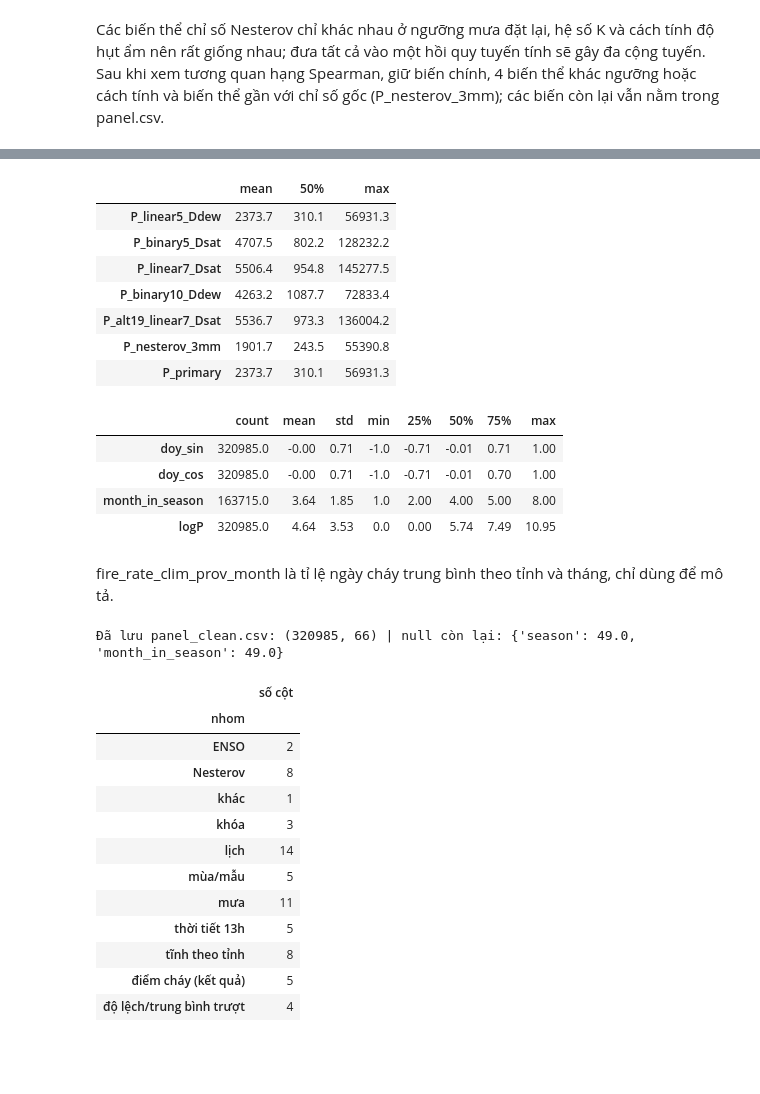
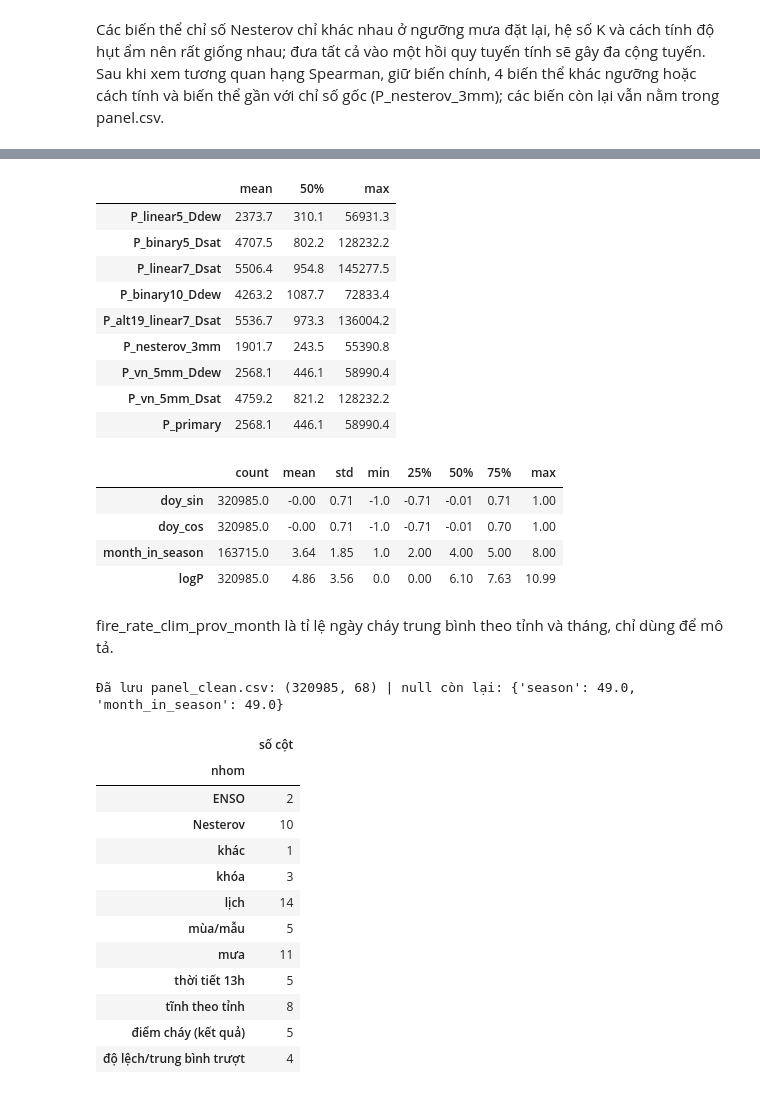
Before and after one commit to Vlus06/DA_DS111, a Jupyter notebook: notebooks/03_tien_xu_ly.ipynb, the cells around one changed output, grey strips where cells are left out. Drawn from its saved outputs; the diff is of its cells as text; code cells hidden in the pictures; blank space fills up the shorter version.

Commit message:
Đổi biến thể P chính sang P_vn_5mm_Ddew theo công thức áp dụng ở Việt Nam (Thêm 2024; QĐ 07/2024 Kiên Giang), thêm P_vn_5mm_Dsat, chạy lại notebook, cập nhật codebook và ghi chú đăng ký trước

```diff
--- a/notebooks/03_tien_xu_ly.ipynb
+++ b/notebooks/03_tien_xu_ly.ipynb
@@ -184,22 +184,24 @@ P_linear10_Ddew    0.794
 P_binary9_Dsat     0.801
 Name: P_linear5_Ddew, dtype: float64
 # %%
-KEEP_P = ["P_linear5_Ddew", "P_linear7_Dsat", "P_binary5_Dsat", "P_binary10_Ddew", "P_alt19_linear7_Dsat", "P_nesterov_3mm"]
+KEEP_P = ["P_vn_5mm_Ddew", "P_vn_5mm_Dsat", "P_linear5_Ddew", "P_linear7_Dsat", "P_binary5_Dsat", "P_binary10_Ddew", "P_alt19_linear7_Dsat", "P_nesterov_3mm"]
 df = df.drop(columns=[c for c in p_columns if c not in KEEP_P])
-df["P_primary"] = df["P_linear5_Ddew"]
+df["P_primary"] = df["P_vn_5mm_Ddew"]
 df["logP"] = np.log1p(df["P_primary"]).astype("float32")
 df["log_rain_30d"] = np.log1p(df["rain_30d"]).astype("float32")
 df["log_rain_cal"] = np.log1p(df["rain_cal"]).astype("float32")
 df.filter(like="P_").describe().T[["mean", "50%", "max"]].round(1)
 # %% [output]
 |  | mean | 50% | max |
 | P_linear5_Ddew | 2373.7 | 310.1 | 56931.3 |
 | P_binary5_Dsat | 4707.5 | 802.2 | 128232.2 |
 | P_linear7_Dsat | 5506.4 | 954.8 | 145277.5 |
 | P_binary10_Ddew | 4263.2 | 1087.7 | 72833.4 |
 | P_alt19_linear7_Dsat | 5536.7 | 973.3 | 136004.2 |
 | P_nesterov_3mm | 1901.7 | 243.5 | 55390.8 |
-| P_primary | 2373.7 | 310.1 | 56931.3 |
+| P_vn_5mm_Ddew | 2568.1 | 446.1 | 58990.4 |
+| P_vn_5mm_Dsat | 4759.2 | 821.2 | 128232.2 |
+| P_primary | 2568.1 | 446.1 | 58990.4 |
 # %%
 df["doy_sin"] = np.sin(2 * np.pi * df["doy"] / 365.25).astype("float32")
 df["doy_cos"] = np.cos(2 * np.pi * df["doy"] / 365.25).astype("float32")
@@ -212,7 +214,7 @@ df[["doy_sin", "doy_cos", "month_in_season", "logP"]].describe().T.round(2)
 | doy_sin | 320985.0 | -0.00 | 0.71 | -1.0 | -0.71 | -0.01 | 0.71 | 1.00 |
 | doy_cos | 320985.0 | -0.00 | 0.71 | -1.0 | -0.71 | -0.01 | 0.70 | 1.00 |
 | month_in_season | 163715.0 | 3.64 | 1.85 | 1.0 | 2.00 | 4.00 | 5.00 | 8.00 |
-| logP | 320985.0 | 4.64 | 3.53 | 0.0 | 0.00 | 5.74 | 7.49 | 10.95 |
+| logP | 320985.0 | 4.86 | 3.56 | 0.0 | 0.00 | 6.10 | 7.63 | 10.99 |
 # %% [markdown]
 fire_rate_clim_prov_month là tỉ lệ ngày cháy trung bình theo tỉnh và tháng, chỉ dùng để mô tả.
 # %%
@@ -252,11 +254,11 @@ dictionary.to_csv(CLEAN / "data_dictionary.csv", index=False)
 print("Đã lưu panel_clean.csv:", df.shape, "| null còn lại:", dictionary[dictionary["pct_null"] > 0].set_index("cot")["pct_null"].to_dict())
 dictionary.groupby("nhom").size().to_frame("số cột")
 # %% [output]
-Đã lưu panel_clean.csv: (320985, 66) | null còn lại: {'season': 49.0, 'month_in_season': 49.0}
+Đã lưu panel_clean.csv: (320985, 68) | null còn lại: {'season': 49.0, 'month_in_season': 49.0}
 |  | số cột |
 | nhom |  |
 | ENSO | 2 |
-| Nesterov | 8 |
+| Nesterov | 10 |
 | khác | 1 |
 | khóa | 3 |
 | lịch | 14 |
```
Also changed, not shown: parts of 3 cells of this notebook, 7 other files.
